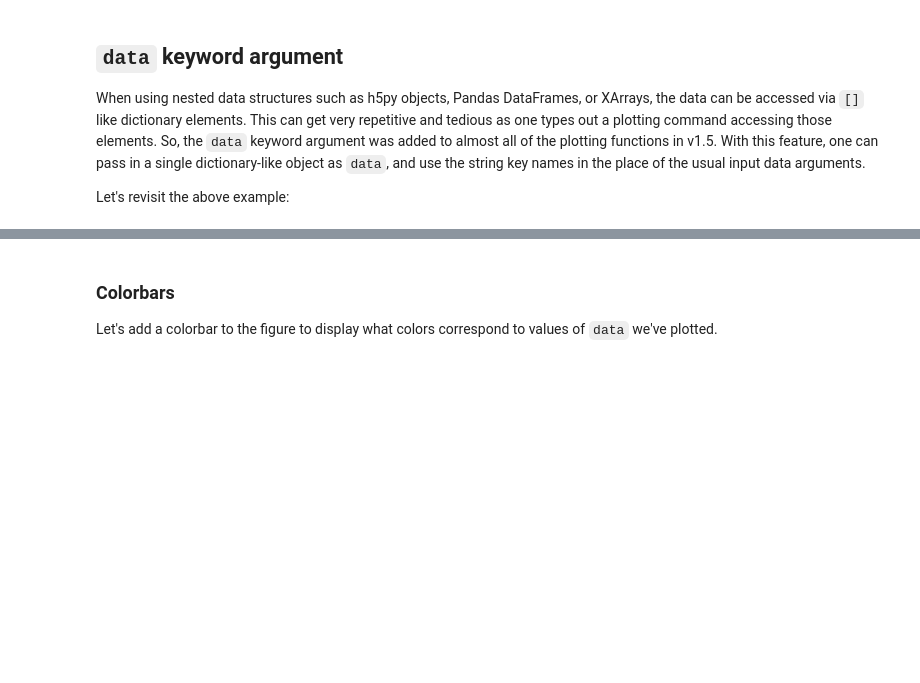
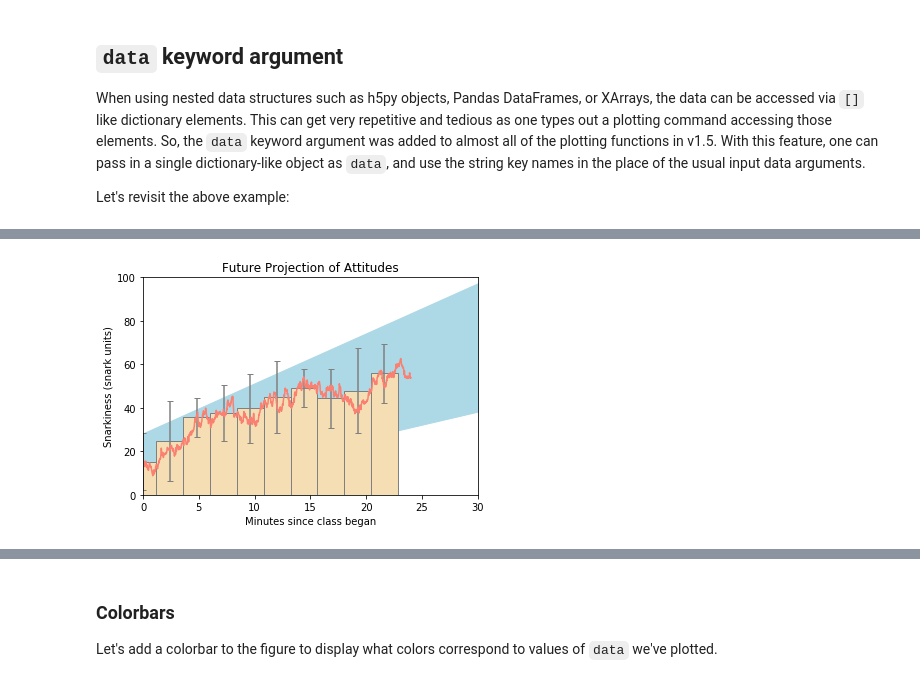
Before and after one commit to naxvm/AnatomyOfMatplotlib, a Jupyter notebook: AnatomyOfMatplotlib-Part2-Plotting_Methods_Overview.ipynb, the cells around one changed output, grey strips where cells are left out. Saved outputs shown, nothing was run; the diff lists cells and outputs as text; code cells hidden in the pictures; blank space fills up the shorter version.

```diff
--- a/AnatomyOfMatplotlib-Part2-Plotting_Methods_Overview.ipynb
+++ b/AnatomyOfMatplotlib-Part2-Plotting_Methods_Overview.ipynb
@@ -176,7 +171,18 @@ y_min_pred = y_avg[0] - y_err[0] + 1.2 * x_pred
 barcolor, linecolor, fillcolor = 'wheat', 'salmon', 'lightblue'
 # Now you're on your own!
 fig, ax = plt.subplots(1,1)
+ax.set_title('Future Projection of Attitudes')
+ax.set_xlabel('Minutes since class began')
+ax.set_ylabel('Snarkiness (snark units)')
+ax.set_ylim([0, 100])
+ax.set_xlim([0, 30])
 line = ax.plot(x_raw, y_raw)
 line[0].set_color(linecolor)
+
+cont = ax.bar(x_pos, y_avg, bar_width, color=barcolor, edgecolor='gray', yerr=y_err, ecolor='gray', capsize=3)
+
+# ax.plot(x_pred, y_max_pred, x_pred, y_min_pred)
+ax.fill_between(x_pred, y_max_pred, y_min_pred, color=fillcolor)
+
 plt.show()
 # %% [output]
@@ -187,3 +189,4 @@ plt.show()
+[figure, added]
 # %% [markdown]
 # Input Data: 2D Arrays or Images
 
```
Also changed, not shown: parts of 8 cells of this notebook.
